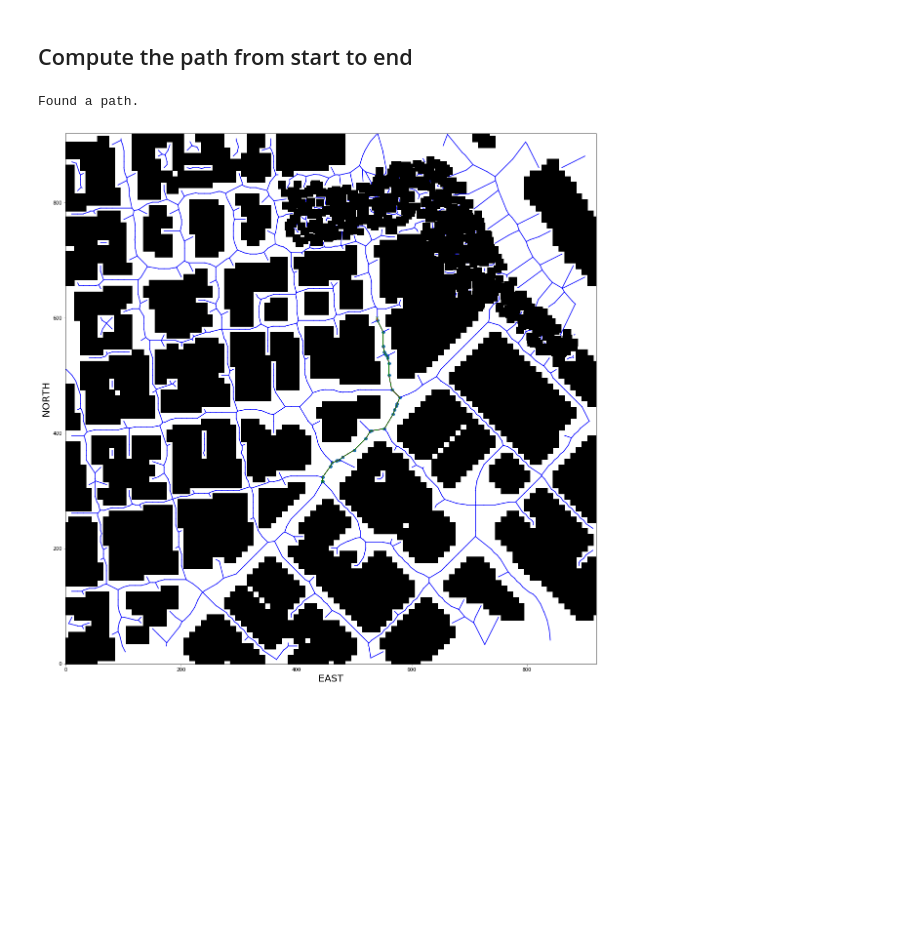
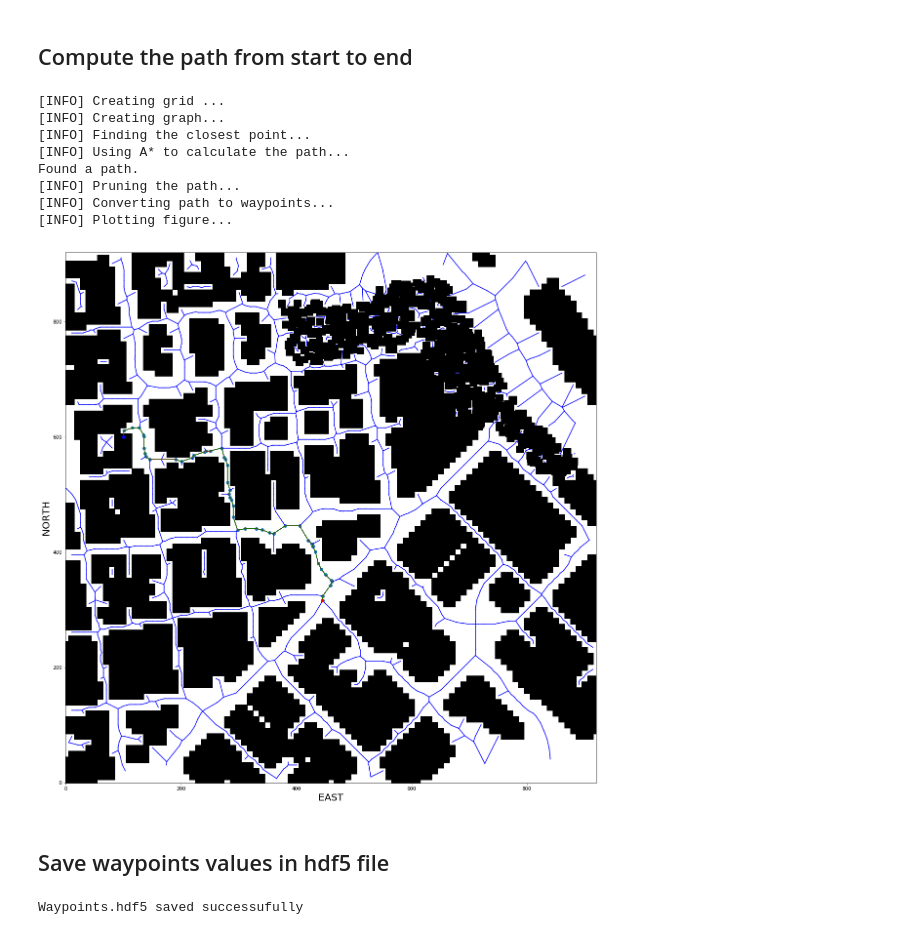
Before and after one commit to ximenesfel/FCND_MotionPlanning_Project, a Jupyter notebook: Motion Planning.ipynb, the cells around one changed output. Saved outputs shown, nothing was run; the diff lists cells and outputs as text; code cells hidden in the pictures; blank space fills up the shorter version.

```diff
--- a/Motion Planning.ipynb
+++ b/Motion Planning.ipynb
@@ -276,6 +14,11 @@ print(local_position)
 # %% [markdown]
 ## Configuration values
 # %%
+# Obtaining
+config = Config()
+
+outputPath = "./waypoints.hdf5"
+
 # Static drone altitude (meters)
 drone_altitude = 5.0
 
@@ -285,23 +28,42 @@ safe_distance = 5.0
 # Select the method [grid_search, graph_search]
 method = "graph_search"
 
-start_ne = (316,  445)
-goal_ne = (600, 540)
+# Include here the values of NED of final position
+north = 600
+east = 100
+down = drone_altitude
+
+ned_position = (north - config.north_home, east - config.east_home, down - config.down_home)
+global_home = (config.long, config.lat, config.up)
+
+global_position = local_to_global(ned_position, global_home)
+#print(global_position)
+
+start_ne = config.start_ne
+goal_ne = (north, east)
 # %% [markdown]
 ## Compute the path from start to end
 # %%
 # Read all the values from obstacles in csv file;
 data = np.loadtxt('colliders.csv', delimiter=',', dtype='Float64', skiprows=2)
 
+waypoints = []
+
 if method == "grid_search":
 
+    print("[INFO] Creating grid...")
     grid, north_offset, east_offset = create_grid(data, drone_altitude, safe_distance)
 
-    path, cost = a_star(grid, heuristic_grid, start_ne, goal_ne)
+    print("[INFO] Using A* to calculate the path...")
+    path, cost = a_star(grid, heuristic, start_ne, goal_ne)
 
-    # Prune the path using
+    print("[INFO] Pruning the path...")
     pruned_path = prune_path(path)
 
+    print("[INFO] Converting waypoints to path...")
+    waypoints = [[int(p[0]) + north_offset, int(p[1]) + east_offset, int(drone_altitude), 0] for p in pruned_path]
+
+    print("[INFO] Plotting figure...")
     plt.imshow(grid, cmap='Greys', origin='lower')
 
     plt.plot(start_ne[1], start_ne[0], 'rx')
@@ -318,8 +80,10 @@ if method == "grid_search":
 
 elif method == "graph_search":
 
+    print("[INFO] Creating grid ...")
     grid, edges = create_grid_and_edges(data, drone_altitude, safe_distance)
 
+    print("[INFO] Creating graph...")
     G = nx.Graph()
     for e in edges:
         p1 = e[0]
@@ -327,37 +91,60 @@ elif method == "graph_search":
         dist = LA.norm(np.array(p2) - np.array(p1))
         G.add_edge(p1, p2, weight=dist)
 
+    print("[INFO] Finding the closest point...")
     start_ne_g = closest_point(G, start_ne)
     goal_ne_g = closest_point(G, goal_ne)
 
-    path, cost = a_star_graph(G, heuristic_graph, start_ne_g, goal_ne_g)
+    print("[INFO] Using A* to calculate the path...")
+    path, cost = a_star_graph(G, heuristic, start_ne_g, goal_ne_g)
 
+    print("[INFO] Pruning the path...")
     pruned_path = prune_path(path)
 
+    print("[INFO] Converting path to waypoints...")
+    waypoints = [[int(p[0]) + config.north_offset, int(p[1]) + config.east_offset, int(drone_altitude), 0] for p in pruned_path]
+
+    print("[INFO] Plotting figure...")
     plt.imshow(grid, origin='lower', cmap='Greys')
 
     for e in edges:
         p1 = e[0]
         p2 = e[1]
         plt.plot([p1[1], p2[1]], [p1[0], p2[0]], 'b-')
 
     plt.plot([start_ne[1], start_ne_g[1]], [start_ne[0], start_ne_g[0]], 'r-')
     for i in range(len(path)-1):
         p1 = path[i]
         p2 = path[i+1]
         plt.plot([p1[1], p2[1]], [p1[0], p2[0]], 'r-')
     plt.plot([goal_ne[1], goal_ne_g[1]], [goal_ne[0], goal_ne_g[0]], 'r-')
 
     pp = np.array(pruned_path)
     plt.plot(pp[:, 1], pp[:, 0], 'g')
     plt.scatter(pp[:, 1], pp[:, 0])
 
-    plt.plot(start_ne[1], start_ne[0], 'gx')
-    plt.plot(goal_ne[1], goal_ne[0], 'gx')
+    plt.plot(start_ne[1], start_ne[0], 'ro')
+    plt.plot(goal_ne[1], goal_ne[0], 'bo')
 
     plt.xlabel('EAST', fontsize=20)
     plt.ylabel('NORTH', fontsize=20)
     plt.show()
 # %% [output]
+[INFO] Creating grid ...
+[INFO] Creating graph...
+[INFO] Finding the closest point...
+[INFO] Using A* to calculate the path...
 Found a path.
+[INFO] Pruning the path...
+[INFO] Converting path to waypoints...
+[INFO] Plotting figure...
-[figure, old version]
+[figure, new version]
+# %% [markdown]
+## Save waypoints values in hdf5 file
+# %%
+data_file = h5py.File('waypoints.hdf5', 'w')
+data_file.create_dataset('data', data=waypoints)
+data_file.close()
+print("Waypoints.hdf5 saved successufully")
+# %% [output]
+Waypoints.hdf5 saved successufully
```
Also changed, not shown: parts of 14 cells of this notebook, 7 other files.
